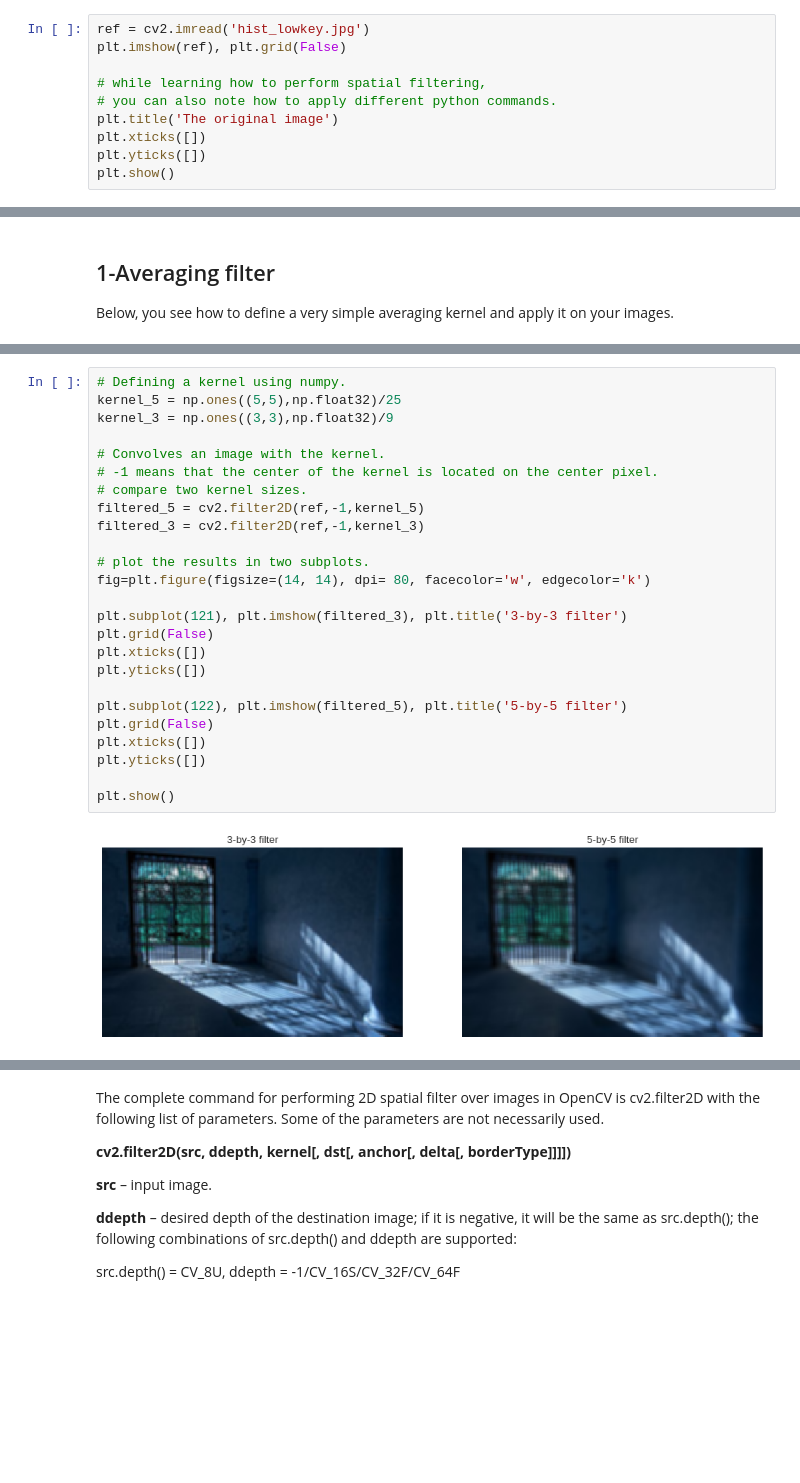
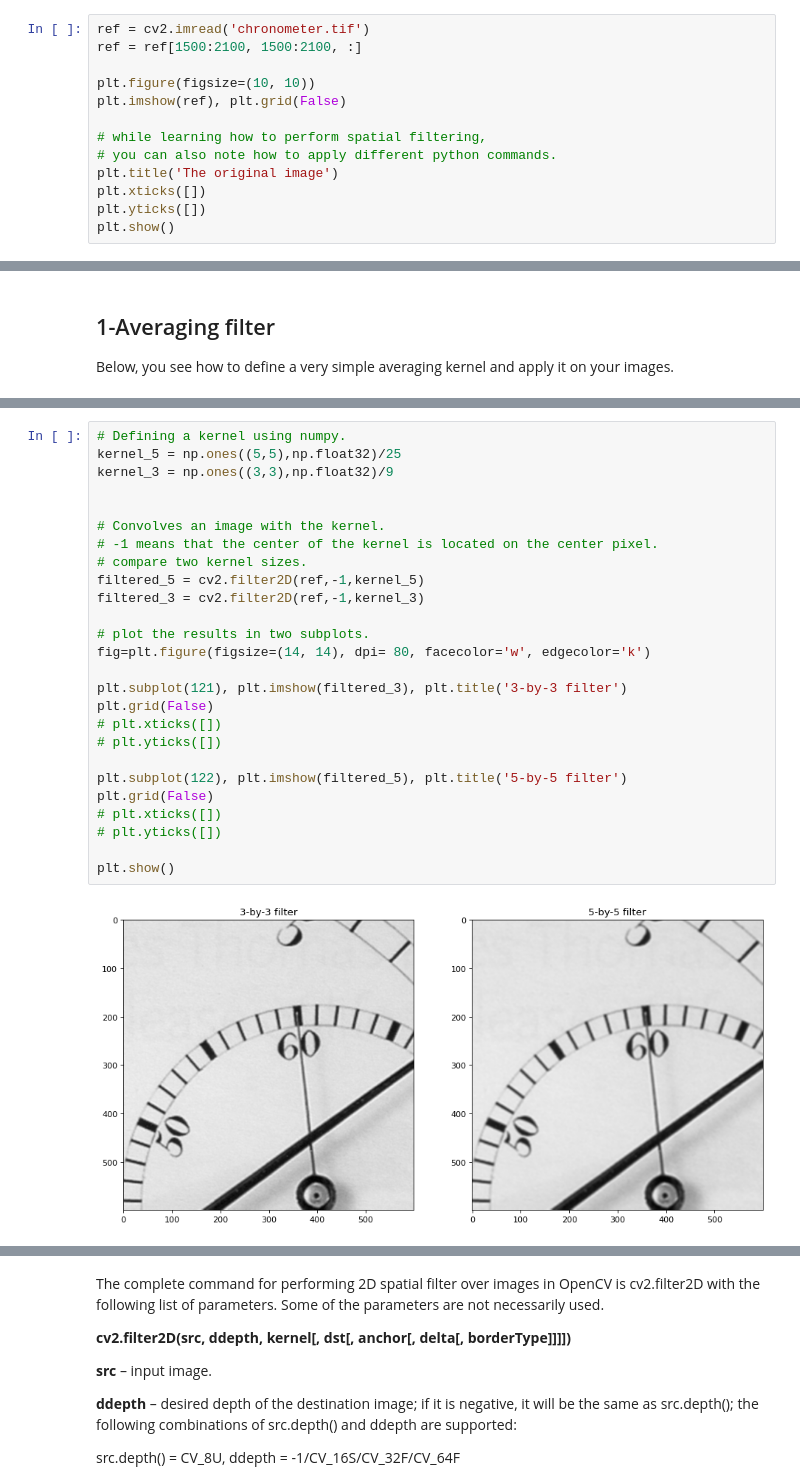
Before and after one commit to Seyed-Ali-Ahmadi/Digital-Image-Processing, a Jupyter notebook: DIP_course_7th_session_Spatial_Filtering_.ipynb, the cells around one changed output, grey strips where cells are left out. Saved outputs shown, nothing was run; the diff lists cells and outputs as text; blank space fills up the shorter version.

```diff
--- a/DIP_course_7th_session_Spatial_Filtering_.ipynb
+++ b/DIP_course_7th_session_Spatial_Filtering_.ipynb
@@ -14,7 +14,10 @@ import cv2
 import numpy as np
 from matplotlib import pyplot as plt
 # %%
-ref = cv2.imread('hist_lowkey.jpg')
+ref = cv2.imread('chronometer.tif')
+ref = ref[1500:2100, 1500:2100, :]
+
+plt.figure(figsize=(10, 10))
 plt.imshow(ref), plt.grid(False)
 
 # while learning how to perform spatial filtering,
@@ -35,27 +54,28 @@ Below, you see how to define a very simple averaging kernel and apply it on your
 # %%
 # Defining a kernel using numpy.
 kernel_5 = np.ones((5,5),np.float32)/25
 kernel_3 = np.ones((3,3),np.float32)/9
+
 
 # Convolves an image with the kernel.
 # -1 means that the center of the kernel is located on the center pixel.
 # compare two kernel sizes.
 filtered_5 = cv2.filter2D(ref,-1,kernel_5)
 filtered_3 = cv2.filter2D(ref,-1,kernel_3)
 
 # plot the results in two subplots.
 fig=plt.figure(figsize=(14, 14), dpi= 80, facecolor='w', edgecolor='k')
 
 plt.subplot(121), plt.imshow(filtered_3), plt.title('3-by-3 filter')
 plt.grid(False)
-plt.xticks([])
-plt.yticks([])
+# plt.xticks([])
+# plt.yticks([])
 
 plt.subplot(122), plt.imshow(filtered_5), plt.title('5-by-5 filter')
 plt.grid(False)
-plt.xticks([])
-plt.yticks([])
+# plt.xticks([])
+# plt.yticks([])
 
 plt.show()
 # %% [output]
-[figure, old version]
+[figure, new version]
```
Also changed, not shown: parts of 9 cells of this notebook.
